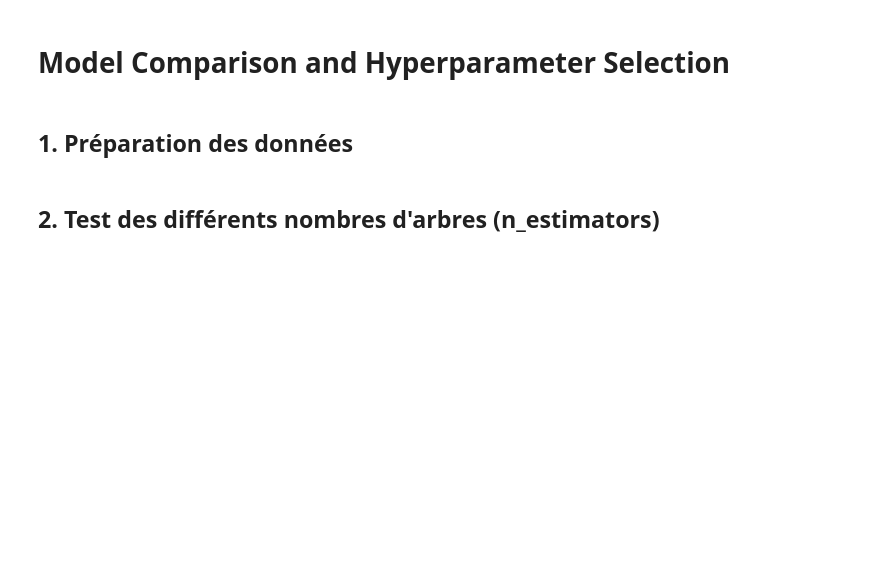
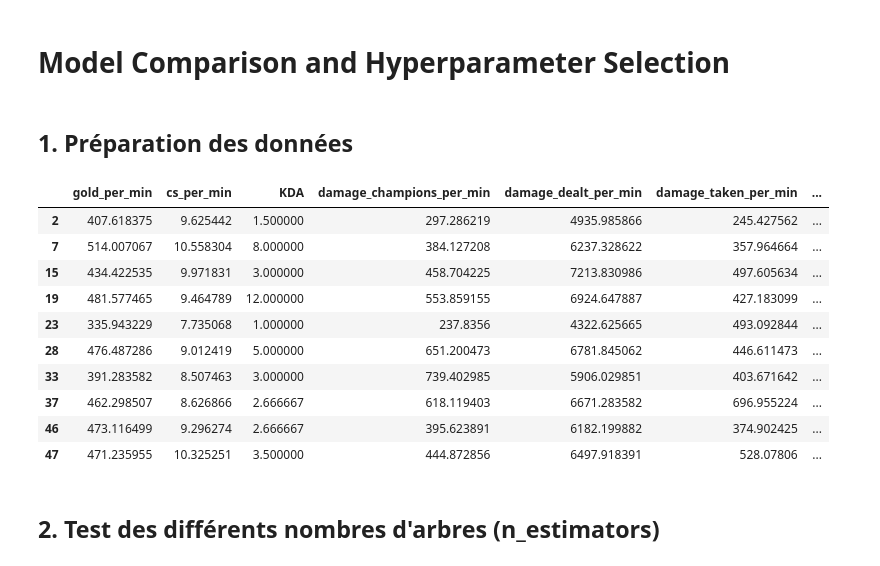
Before and after one commit to blaugrana11/ML-model_LoL, a Jupyter notebook: notebooks/model1.ipynb, the cells around one changed output. Saved outputs shown, nothing was run; the diff lists cells and outputs as text; code cells hidden in the pictures; blank space fills up the shorter version.

```diff
--- a/notebooks/model1.ipynb
+++ b/notebooks/model1.ipynb
@@ -509,6 +512,20 @@ y = df_adc['win']
 # Split train / val / test (60% / 20% / 20%)
 X_train, X_temp, y_train, y_temp = train_test_split(X, y, test_size=0.4, stratify=y, random_state=42)
 X_val, X_test, y_val, y_test = train_test_split(X_temp, y_temp, test_size=0.5, stratify=y_temp, random_state=42)
+# %%
+X.head(10)
+# %% [output]
+|  | gold_per_min | cs_per_min | KDA | damage_champions_per_min | damage_dealt_per_min | damage_taken_per_min | ... |
+| 2 | 407.618375 | 9.625442 | 1.500000 | 297.286219 | 4935.985866 | 245.427562 | ... |
+| 7 | 514.007067 | 10.558304 | 8.000000 | 384.127208 | 6237.328622 | 357.964664 | ... |
+| 15 | 434.422535 | 9.971831 | 3.000000 | 458.704225 | 7213.830986 | 497.605634 | ... |
+| 19 | 481.577465 | 9.464789 | 12.000000 | 553.859155 | 6924.647887 | 427.183099 | ... |
+| 23 | 335.943229 | 7.735068 | 1.000000 | 237.8356 | 4322.625665 | 493.092844 | ... |
+| 28 | 476.487286 | 9.012419 | 5.000000 | 651.200473 | 6781.845062 | 446.611473 | ... |
+| 33 | 391.283582 | 8.507463 | 3.000000 | 739.402985 | 5906.029851 | 403.671642 | ... |
+| 37 | 462.298507 | 8.626866 | 2.666667 | 618.119403 | 6671.283582 | 696.955224 | ... |
+| 46 | 473.116499 | 9.296274 | 2.666667 | 395.623891 | 6182.199882 | 374.902425 | ... |
+| 47 | 471.235955 | 10.325251 | 3.500000 | 444.872856 | 6497.918391 | 528.07806 | ... |
 # %% [markdown]
 ## 2. Test des différents nombres d'arbres (n_estimators)
 # %%
```
Also changed, not shown: parts of 5 cells of this notebook.
